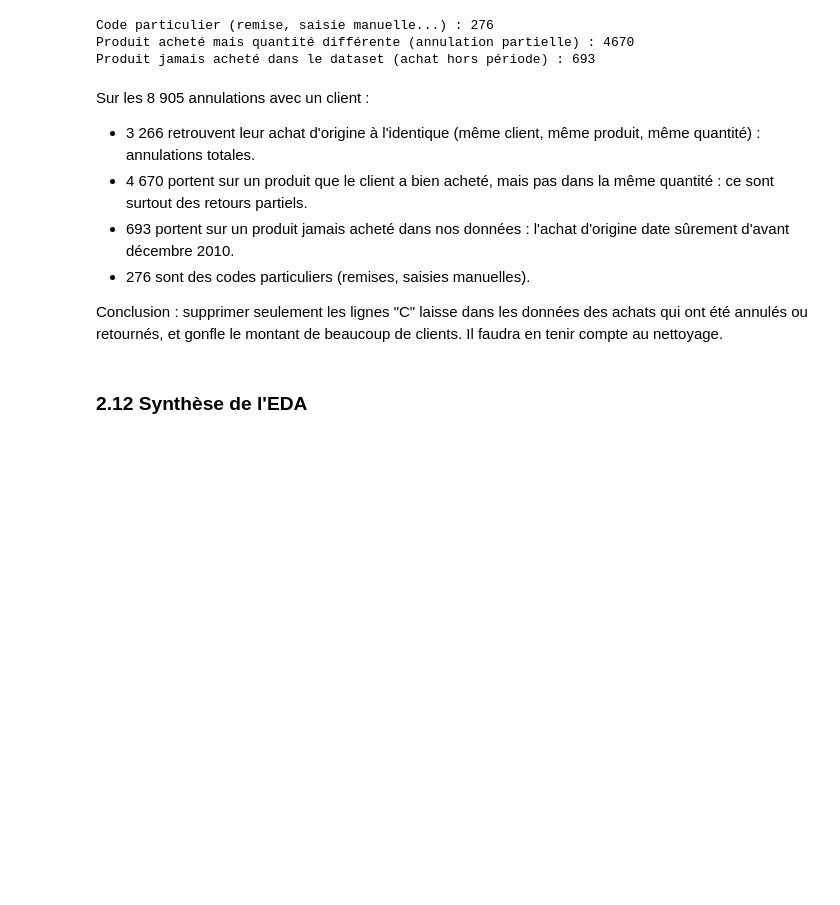
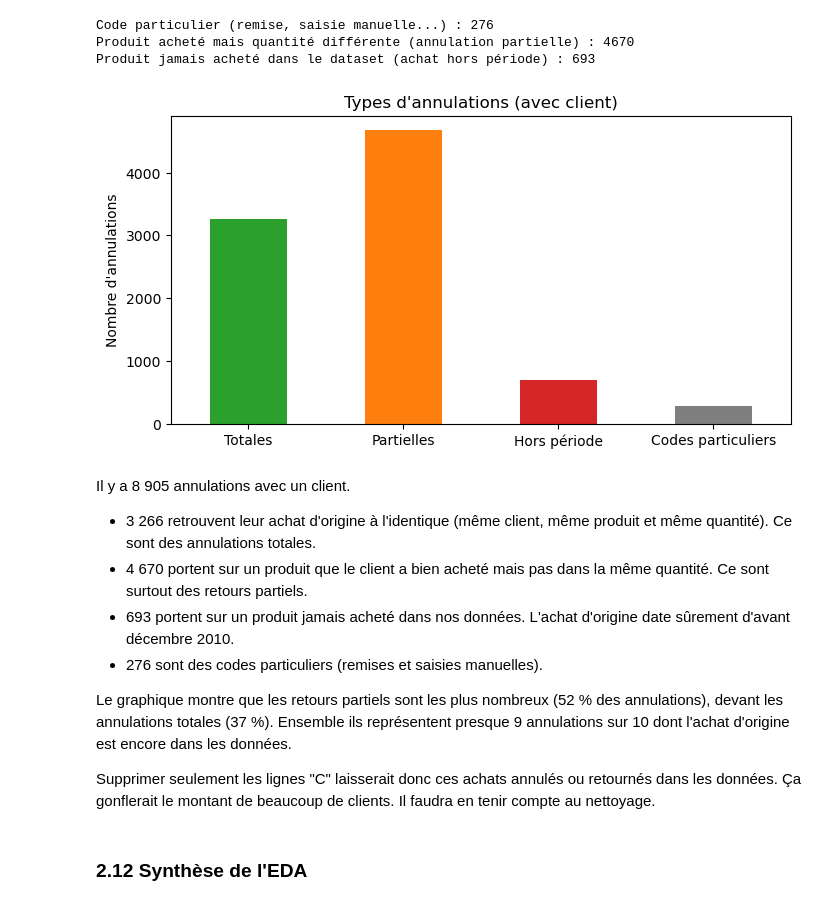
Before and after one commit to Zohair69/globalshop-rfm, a Jupyter notebook: notebooks/online_retail_clustering_rfm.ipynb, the cells around one changed output. Cells and saved outputs as stored; diff of their text form; code cells hidden in the pictures; blank space fills up the shorter version.

```diff
--- a/notebooks/online_retail_clustering_rfm.ipynb
+++ b/notebooks/online_retail_clustering_rfm.ipynb
@@ -571,14 +588,31 @@ print("Produit jamais acheté dans le dataset (achat hors période) :", (~code_s
 Code particulier (remise, saisie manuelle...) : 276
 Produit acheté mais quantité différente (annulation partielle) : 4670
 Produit jamais acheté dans le dataset (achat hors période) : 693
+# %%
+# Répartition des annulations avec client selon leur type
+types_annulations = pd.Series({
+    "Totales": (correspondances["_merge"] == "both").sum(),
+    "Partielles": (~code_special & produit_achete).sum(),
+    "Hors période": (~code_special & ~produit_achete).sum(),
+    "Codes particuliers": code_special.sum()
+})
+
+types_annulations.plot(kind="bar", figsize=(8, 4), rot=0, color=["tab:green", "tab:orange", "tab:red", "tab:gray"])
+plt.title("Types d'annulations (avec client)")
+plt.ylabel("Nombre d'annulations")
+plt.show()
+# %% [output]
+[figure, added]
 # %% [markdown]
-Sur les 8 905 annulations avec un client :
-- 3 266 retrouvent leur achat d'origine à l'identique (même client, même produit, même quantité) : annulations totales.
-- 4 670 portent sur un produit que le client a bien acheté, mais pas dans la même quantité : ce sont surtout des retours partiels.
-- 693 portent sur un produit jamais acheté dans nos données : l'achat d'origine date sûrement d'avant décembre 2010.
-- 276 sont des codes particuliers (remises, saisies manuelles).
+Il y a 8 905 annulations avec un client.
+- 3 266 retrouvent leur achat d'origine à l'identique (même client, même produit et même quantité). Ce sont des annulations totales.
+- 4 670 portent sur un produit que le client a bien acheté mais pas dans la même quantité. Ce sont surtout des retours partiels.
+- 693 portent sur un produit jamais acheté dans nos données. L'achat d'origine date sûrement d'avant décembre 2010.
+- 276 sont des codes particuliers (remises et saisies manuelles).
 
-Conclusion : supprimer seulement les lignes "C" laisse dans les données des achats qui ont été annulés ou retournés, et gonfle le montant de beaucoup de clients. Il faudra en tenir compte au nettoyage.
+Le graphique montre que les retours partiels sont les plus nombreux (52 % des annulations), devant les annulations totales (37 %). Ensemble ils représentent presque 9 annulations sur 10 dont l'achat d'origine est encore dans les données.
+
+Supprimer seulement les lignes "C" laisserait donc ces achats annulés ou retournés dans les données. Ça gonflerait le montant de beaucoup de clients. Il faudra en tenir compte au nettoyage.
 # %% [markdown]
 ### 2.12 Synthèse de l'EDA
 # %% [markdown]
```
Also changed, not shown: parts of 17 cells of this notebook.
